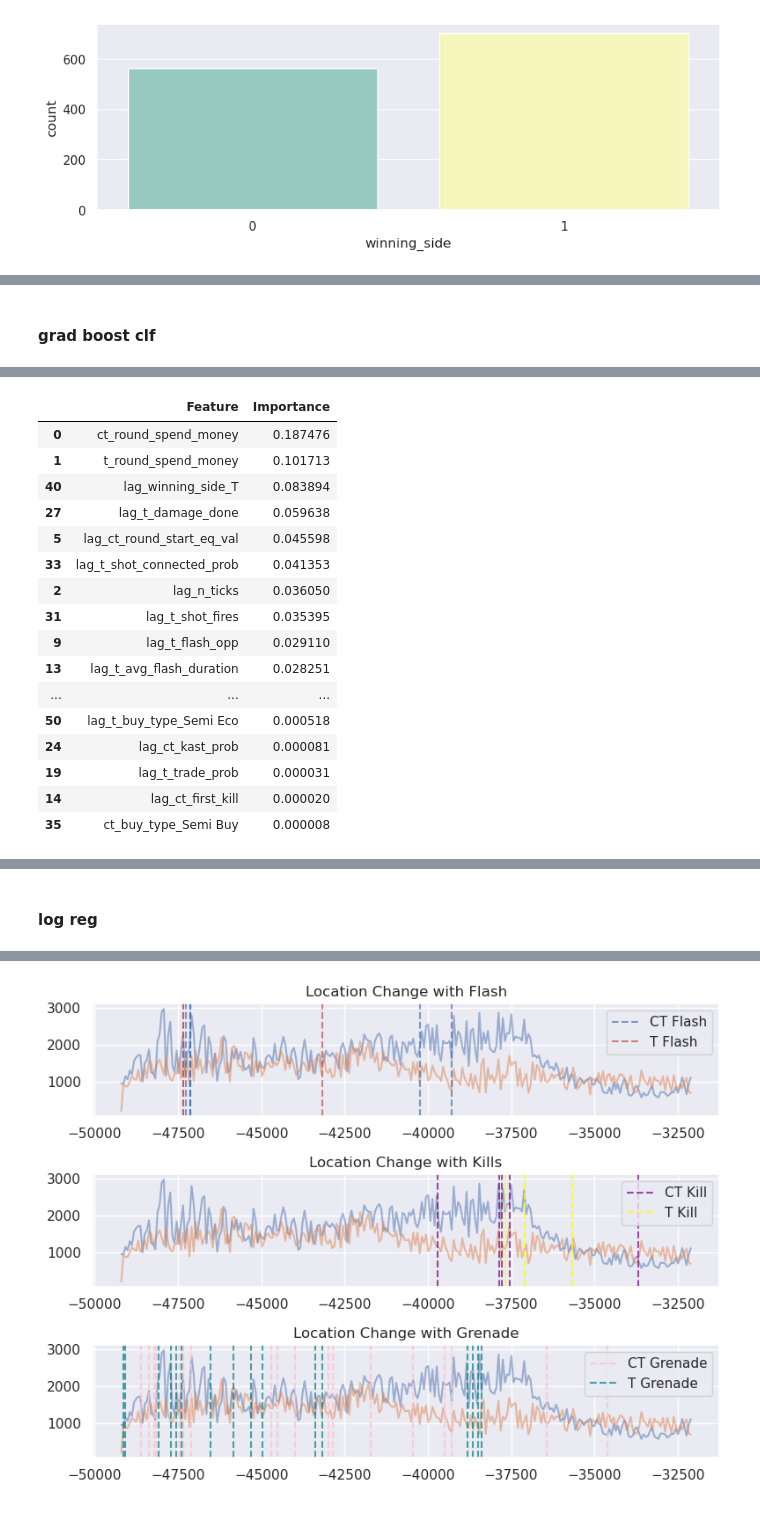
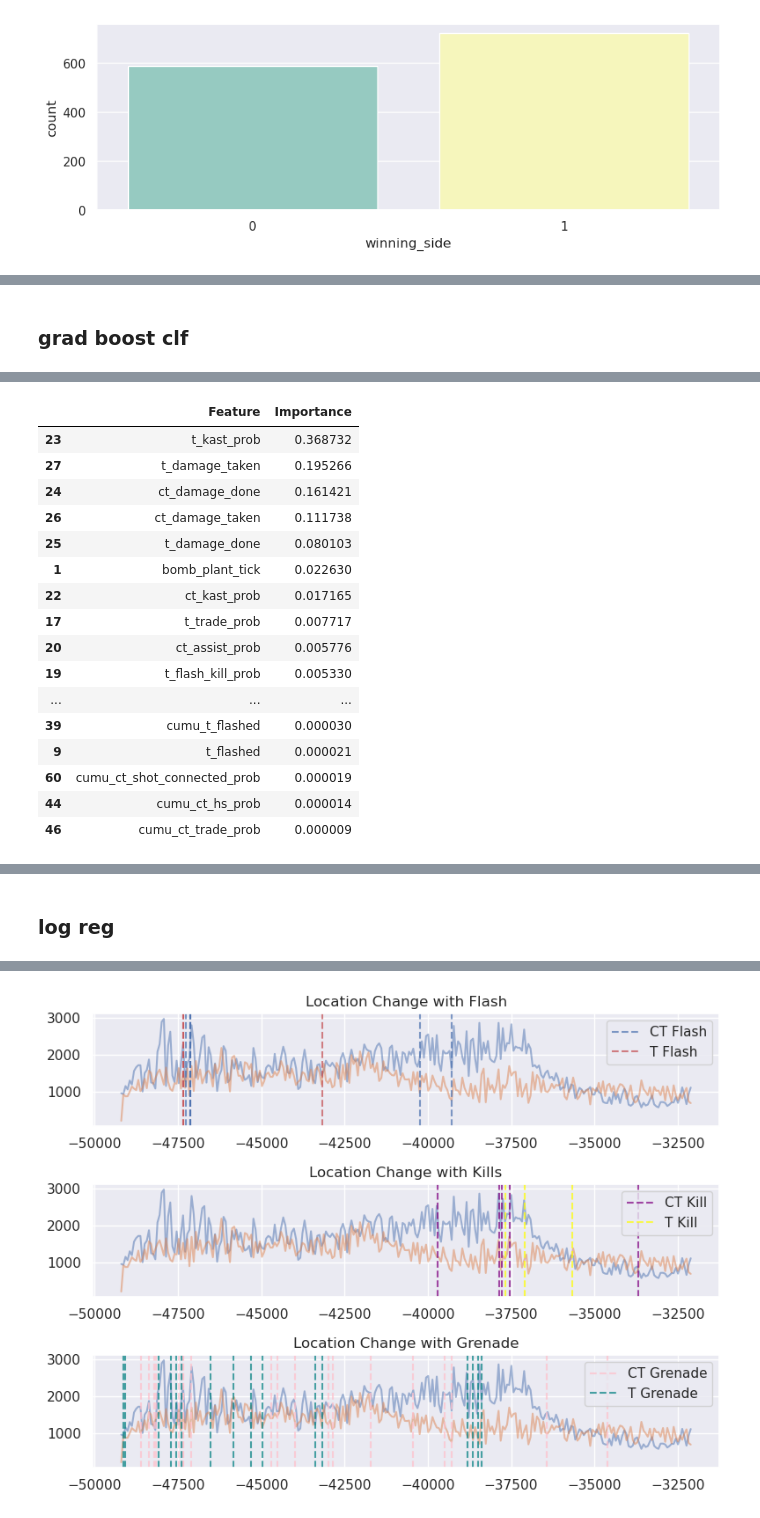
Before and after one commit to khemingkapat/csgo_model, a Jupyter notebook: main.ipynb, the cells around one changed output, grey strips where cells are left out. Cells and saved outputs as stored; diff of their text form; code cells hidden in the pictures.

```diff
--- a/main.ipynb
+++ b/main.ipynb
@@ -968,7 +1082,9 @@ lag_t_buy_type 4
 # %%
 from sklearn.model_selection import train_test_split
 # Use the lag_r_df that was created earlier
-target_df = lag_df
+target_df = cumu_df
+add_feature = "cumu"
+add_feature_prefix=add_feature+"_"
 target_df_reset = target_df.reset_index()
 
 # Filter to keep only the columns we need
@@ -1297,15 +1407,14 @@ Ratio of Lag to Non-Lag Importance: 5.1570
 # %% [markdown]
-#### grad boost clf
+### grad boost clf
 # %%
 from sklearn.model_selection import train_test_split
-from sklearn.ensemble import GradientBoostingClassifier # Change to GradientBoostingClassifier
+from sklearn.ensemble import GradientBoostingClassifier
 from sklearn.metrics import confusion_matrix, classification_report, accuracy_score
 import pandas as pd
 
 # Assuming you have your data in X_train, y_train, X_test, y_test
-
 # 1. Create and train the Gradient Boosting model
-model = GradientBoostingClassifier(random_state=42) # You can adjust parameters here
+model = GradientBoostingClassifier(random_state=42)  # You can adjust parameters here
 model.fit(X_train, y_train)
 
 # 2. Make predictions
@@ -1315,11 +1424,9 @@ y_pred = model.predict(X_test)
 cm = confusion_matrix(y_test, y_pred)
 print("\nConfusion Matrix:")
 print(cm)
-
 print("\nClassification Report:")
 print(classification_report(y_test, y_pred))
-
-accuracy = accuracy_score(y_test, y_pred) # Calculate Accuracy
+accuracy = accuracy_score(y_test, y_pred)  # Calculate Accuracy
 print(f"Accuracy: {accuracy:.2f}")
 
 # 4. Feature Importance
@@ -1332,22 +1439,19 @@ feature_importances = feature_importances[feature_importances.Importance > 0]
 print("\nTop Feature Importances:")
 display(feature_importances)
 
-# 5. Analyze lag vs non-lag feature importance
-lag_importances = feature_importances[feature_importances['Feature'].str.startswith('lag_')]
-non_lag_importances = feature_importances[~feature_importances['Feature'].str.startswith('lag_')]
+# 5. Analyze additional vs normal feature importance
+additional_importances = feature_importances[feature_importances['Feature'].str.startswith(add_feature_prefix)]
+normal_importances = feature_importances[~feature_importances['Feature'].str.startswith(add_feature_prefix)]
+print("\nTop 5 Additional Feature Importances:")
+print(additional_importances.head(5))
+print("\nTop 5 Normal Feature Importances:")
+print(normal_importances.head(5))
 
-print("\nTop 5 Lag Feature Importances:")
-print(lag_importances.head(5))
-
-print("\nTop 5 Non-Lag Feature Importances:")
-print(non_lag_importances.head(5))
-
-# 6. Calculate overall importance of lag vs non-lag features
-total_lag_importance = lag_importances['Importance'].sum()
-total_non_lag_importance = non_lag_importances['Importance'].sum()
-
-print(f"\nTotal Lag Features Importance: {total_lag_importance:.4f}")
-print(f"Total Non-Lag Features Importance: {total_non_lag_importance:.4f}")
-print(f"Ratio of Lag to Non-Lag Importance: {total_lag_importance/total_non_lag_importance:.4f}")
+# 6. Calculate overall importance of additional vs normal features
+total_additional_importance = additional_importances['Importance'].sum()
+total_normal_importance = normal_importances['Importance'].sum()
+print(f"\nTotal Additional Features Importance: {total_additional_importance:.4f}")
+print(f"Total Normal Features Importance: {total_normal_importance:.4f}")
+print(f"Ratio of Additional to Normal Feature Importance: {total_additional_importance/total_normal_importance:.4f}")
 # %% [output]
 Confusion Matrix:
@@ -1368,19 +1472,19 @@ Accuracy: 0.65
 
 Top Feature Importances:
 |  | Feature | Importance |
-| 0 | ct_round_spend_money | 0.187476 |
-| 1 | t_round_spend_money | 0.101713 |
-| 40 | lag_winning_side_T | 0.083894 |
-| 27 | lag_t_damage_done | 0.059638 |
-| 5 | lag_ct_round_start_eq_val | 0.045598 |
-| 33 | lag_t_shot_connected_prob | 0.041353 |
-| 2 | lag_n_ticks | 0.036050 |
-| 31 | lag_t_shot_fires | 0.035395 |
-| 9 | lag_t_flash_opp | 0.029110 |
-| 13 | lag_t_avg_flash_duration | 0.028251 |
+| 23 | t_kast_prob | 0.368732 |
+| 27 | t_damage_taken | 0.195266 |
+| 24 | ct_damage_done | 0.161421 |
+| 26 | ct_damage_taken | 0.111738 |
+| 25 | t_damage_done | 0.080103 |
+| 1 | bomb_plant_tick | 0.022630 |
+| 22 | ct_kast_prob | 0.017165 |
+| 17 | t_trade_prob | 0.007717 |
+| 20 | ct_assist_prob | 0.005776 |
+| 19 | t_flash_kill_prob | 0.005330 |
 | ... | ... | ... |
-| 50 | lag_t_buy_type_Semi Eco | 0.000518 |
-| 24 | lag_ct_kast_prob | 0.000081 |
-| 19 | lag_t_trade_prob | 0.000031 |
-| 14 | lag_ct_first_kill | 0.000020 |
-| 35 | ct_buy_type_Semi Buy | 0.000008 |
+| 39 | cumu_t_flashed | 0.000030 |
+| 9 | t_flashed | 0.000021 |
+| 60 | cumu_ct_shot_connected_prob | 0.000019 |
+| 44 | cumu_ct_hs_prob | 0.000014 |
+| 46 | cumu_ct_trade_prob | 0.000009 |
@@ -1406,5 +1510,5 @@ Ratio of Lag to Non-Lag Importance: 2.2187
 # %% [markdown]
-#### log reg
+### log reg
 # %%
 from sklearn.linear_model import LogisticRegression
 model = LogisticRegression(random_state=42)
```
Also changed, not shown: parts of 24 cells of this notebook.
